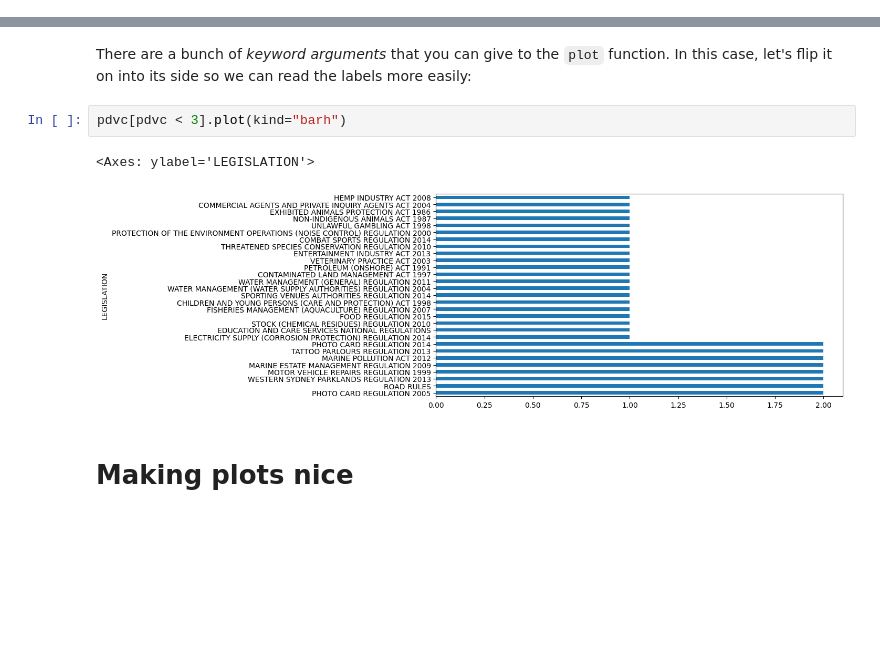
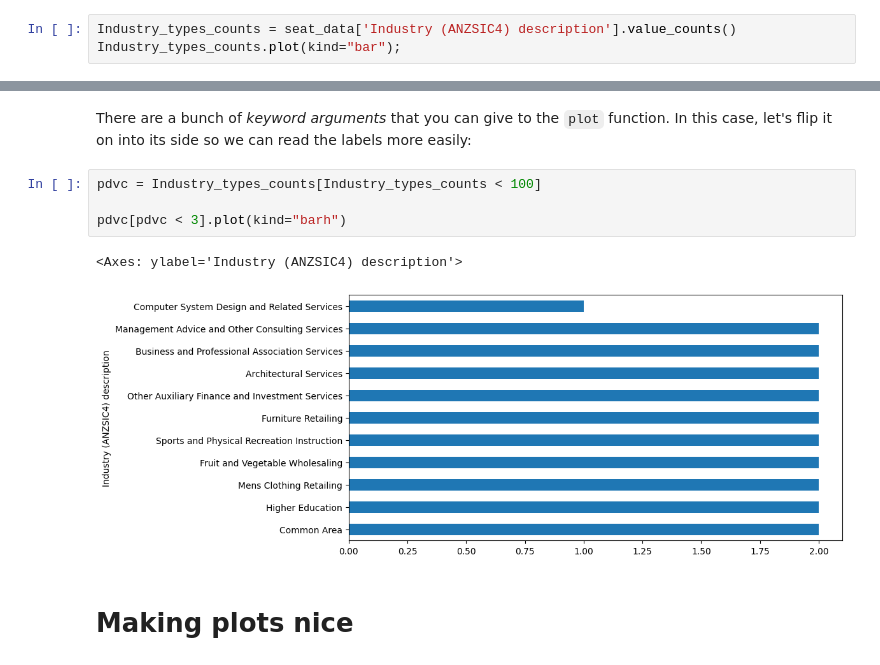
Before and after one commit to FelixL777/1, a Jupyter notebook: basic_pandas.ipynb, the cells around one changed output, grey strips where cells are left out. Saved outputs shown, nothing was run; the diff lists cells and outputs as text; blank space fills up the shorter version.

```diff
--- a/basic_pandas.ipynb
+++ b/basic_pandas.ipynb
@@ -390,0 +396,3 @@ sd[sd<120].hist(bins=120)
+# %%
+Industry_types_counts = seat_data['Industry (ANZSIC4) description'].value_counts()
+Industry_types_counts.plot(kind="bar");
@@ -396,10 +406,12 @@ pdvc[pdvc < 100].plot(kind="bar")
 # %% [markdown]
 There are a bunch of _keyword arguments_ that you can give to the `plot` function. In this case, let's flip it on into its side so we can read the labels more easily:
 # %%
+pdvc = Industry_types_counts[Industry_types_counts < 100]
+
 pdvc[pdvc < 3].plot(kind="barh")
 # %% [output]
-<Axes: ylabel='LEGISLATION'>
+<Axes: ylabel='Industry (ANZSIC4) description'>
-[figure, old version]
+[figure, new version]
 # %% [markdown]
 # Making plots nice
 # %% [markdown]
```
Also changed, not shown: parts of 24 cells of this notebook, 16 other files.
